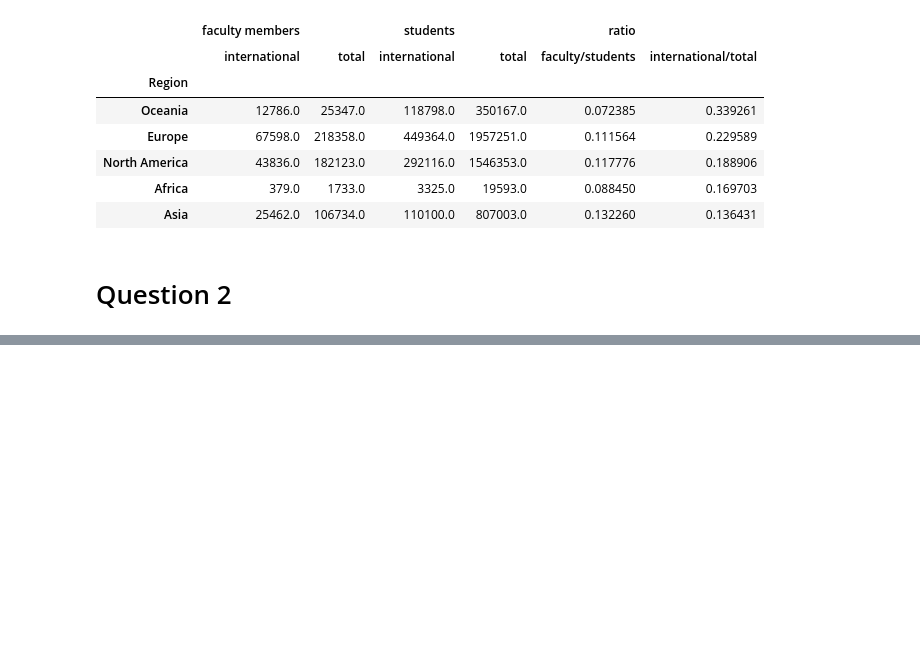
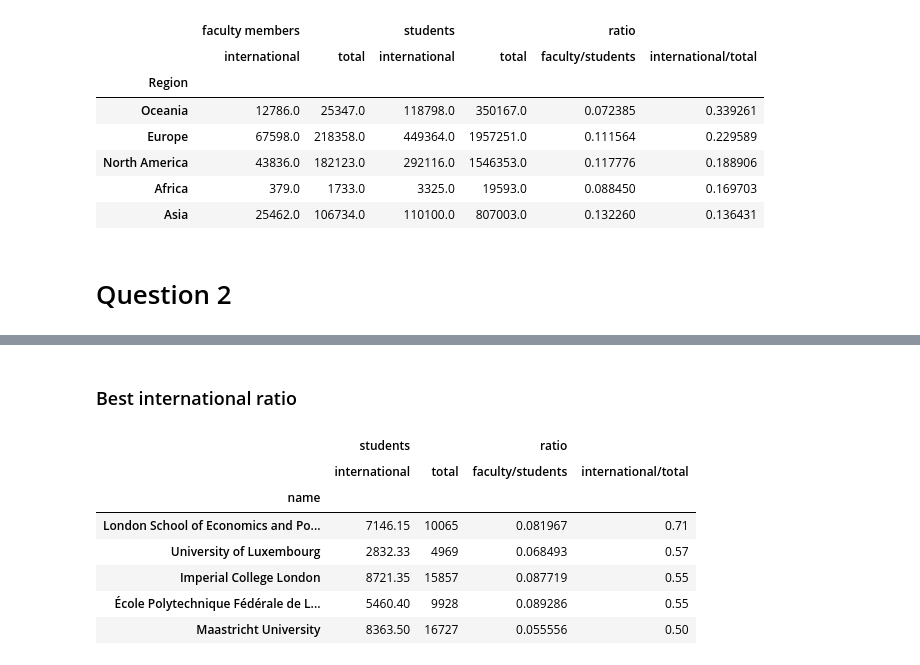
Before and after one commit to cgallay/Ada, a Jupyter notebook: Homework2/Homework2_T.ipynb, the cells around one changed output, grey strips where cells are left out. Saved outputs shown, nothing was run; the diff lists cells and outputs as text; code cells hidden in the pictures; blank space fills up the shorter version.

```diff
--- a/Homework2/Homework2_T.ipynb
+++ b/Homework2/Homework2_T.ipynb
@@ -218,0 +252,13 @@ QS_ratio_region.sort_values(('ratio', 'international/total'), ascending=False).h
+# %% [markdown]
+### Best international ratio
+# %%
+THE_ratio_university.sort_values(('ratio', 'international/total'), ascending=False).head()
+# %% [output]
+|  | students |  | ratio |  |
+|  | international | total | faculty/students | international/total |
+| name |  |  |  |  |
+| London School of Economics and Po... | 7146.15 | 10065 | 0.081967 | 0.71 |
+| University of Luxembourg | 2832.33 | 4969 | 0.068493 | 0.57 |
+| Imperial College London | 8721.35 | 15857 | 0.087719 | 0.55 |
+| École Polytechnique Fédérale de L... | 5460.40 | 9928 | 0.089286 | 0.55 |
+| Maastricht University | 8363.50 | 16727 | 0.055556 | 0.50 |
```
Also changed, not shown: parts of 13 cells of this notebook.
